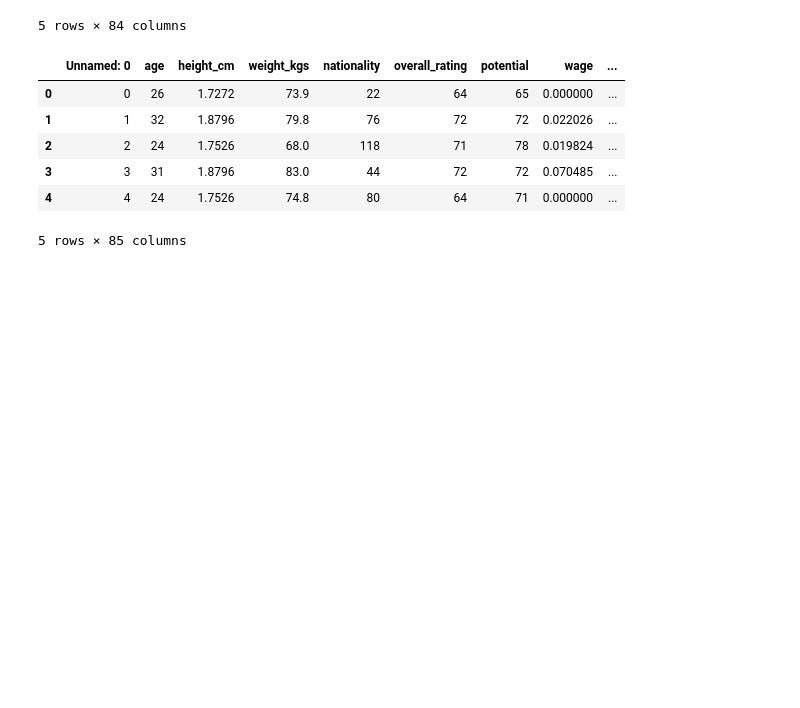
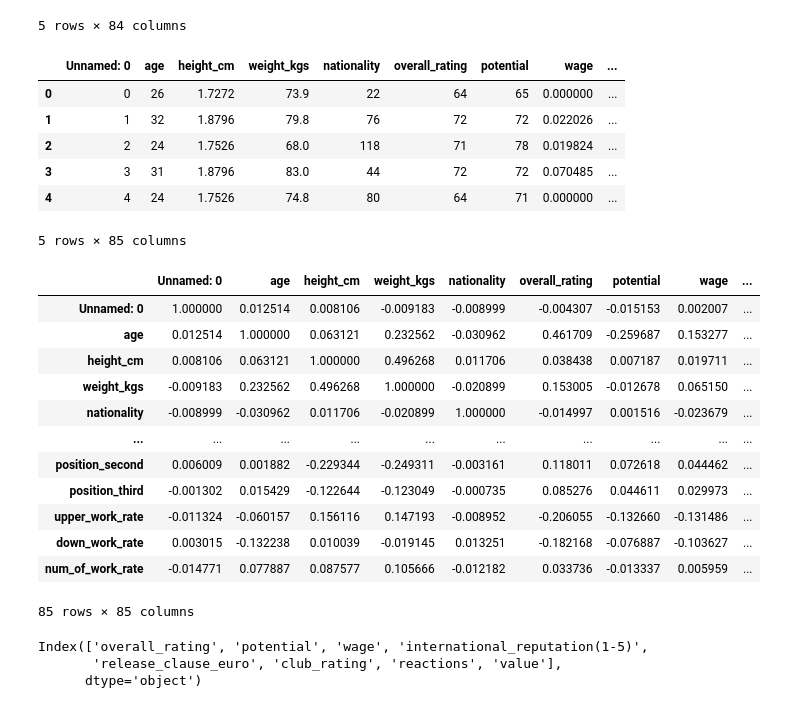
Before and after one commit to MahmouddSalama/machine-learning-project, a Jupyter notebook: preprossing/preprossing1.ipynb, the cells around one changed output. Cells and saved outputs as stored; diff of their text form; code cells hidden in the pictures; blank space fills up the shorter version.

```diff
--- a/preprossing/preprossing1.ipynb
+++ b/preprossing/preprossing1.ipynb
@@ -371,0 +378,24 @@ cleandata.to_csv("clean_data_with_scaller_without_outLayer.csv")
+# %%
+corr=cleandata.corr()
+corr
+# %% [output]
+|  | Unnamed: 0 | age | height_cm | weight_kgs | nationality | overall_rating | potential | wage | ... |
+| Unnamed: 0 | 1.000000 | 0.012514 | 0.008106 | -0.009183 | -0.008999 | -0.004307 | -0.015153 | 0.002007 | ... |
+| age | 0.012514 | 1.000000 | 0.063121 | 0.232562 | -0.030962 | 0.461709 | -0.259687 | 0.153277 | ... |
+| height_cm | 0.008106 | 0.063121 | 1.000000 | 0.496268 | 0.011706 | 0.038438 | 0.007187 | 0.019711 | ... |
+| weight_kgs | -0.009183 | 0.232562 | 0.496268 | 1.000000 | -0.020899 | 0.153005 | -0.012678 | 0.065150 | ... |
+| nationality | -0.008999 | -0.030962 | 0.011706 | -0.020899 | 1.000000 | -0.014997 | 0.001516 | -0.023679 | ... |
+| ... | ... | ... | ... | ... | ... | ... | ... | ... | ... |
+| position_second | 0.006009 | 0.001882 | -0.229344 | -0.249311 | -0.003161 | 0.118011 | 0.072618 | 0.044462 | ... |
+| position_third | -0.001302 | 0.015429 | -0.122644 | -0.123049 | -0.000735 | 0.085276 | 0.044611 | 0.029973 | ... |
+| upper_work_rate | -0.011324 | -0.060157 | 0.156116 | 0.147193 | -0.008952 | -0.206055 | -0.132660 | -0.131486 | ... |
+| down_work_rate | 0.003015 | -0.132238 | 0.010039 | -0.019145 | 0.013251 | -0.182168 | -0.076887 | -0.103627 | ... |
+| num_of_work_rate | -0.014771 | 0.077887 | 0.087577 | 0.105666 | -0.012182 | 0.033736 | -0.013337 | 0.005959 | ... |
+85 rows × 85 columns
+# %%
+top_feature = corr.index[abs(corr['value'])>0.5]
+top_feature
+# %% [output]
+Index(['overall_rating', 'potential', 'wage', 'international_reputation(1-5)',
+       'release_clause_euro', 'club_rating', 'reactions', 'value'],
+      dtype='object')
```
Also changed, not shown: parts of 14 cells of this notebook, 1 other file.
